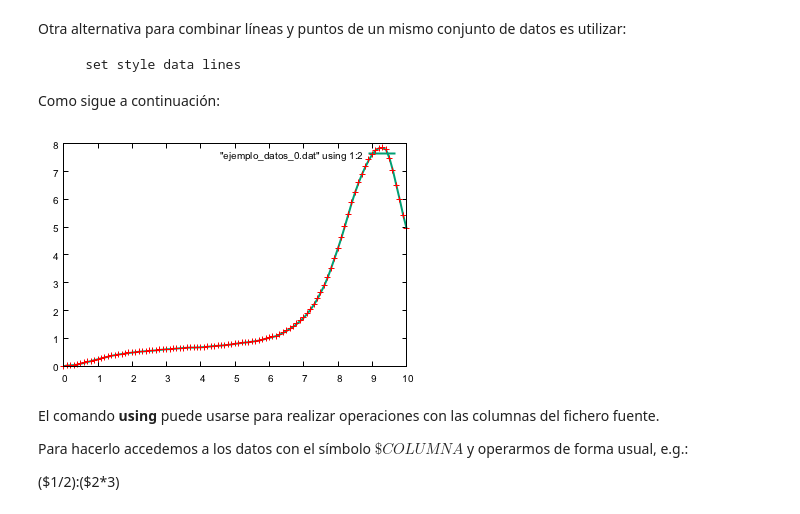
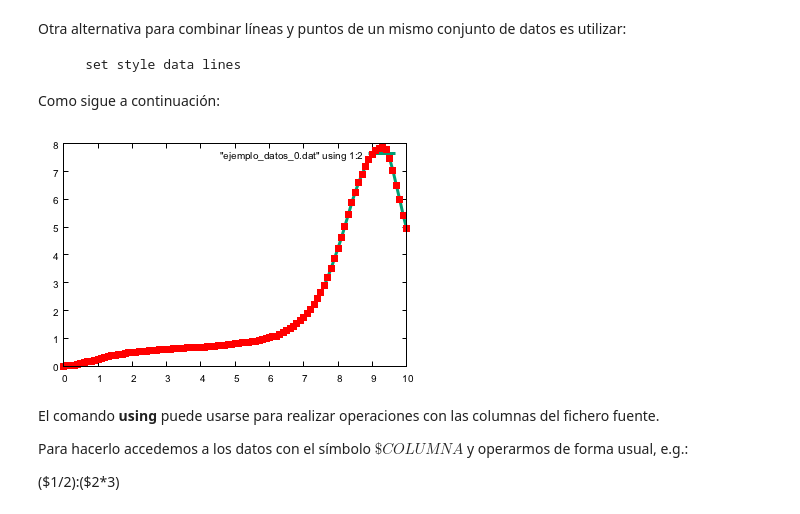
Before and after one commit to wbandabarragan/intro_gnuplot, a Jupyter notebook: Tutorial_GNUplot2.ipynb, the cells around one changed output. Saved outputs shown, nothing was run; the diff lists cells and outputs as text; code cells hidden in the pictures.

```diff
--- a/Tutorial_GNUplot2.ipynb
+++ b/Tutorial_GNUplot2.ipynb
@@ -297,13 +296,13 @@ Como sigue a continuación:
 # %%
 reset
 
 set style data lines
 
-plot "ejemplo_datos_0.dat" using 1:2 with lines linecolor 2 linewidth 2, "ejemplo_datos_0.dat" using 1:2 with points pointtype 1 pointsize 1 linecolor rgb "red" notitle
+plot "ejemplo_datos_0.dat" using 1:2 with lines linecolor 2 linewidth 3, "ejemplo_datos_0.dat" using 1:2 with points pointtype 5 pointsize 1 linecolor rgb "red" notitle
 
 #Noten que también podemos utilizar linecolor rgb (código red green blue) para definir el color.
 # %% [output]
-[figure, old version]
+[figure, new version]
 # %% [markdown]
 El comando <b>using</b> puede usarse para realizar operaciones con las columnas del fichero fuente.
 
```
Also changed, not shown: parts of 18 cells of this notebook, 39 other files.
